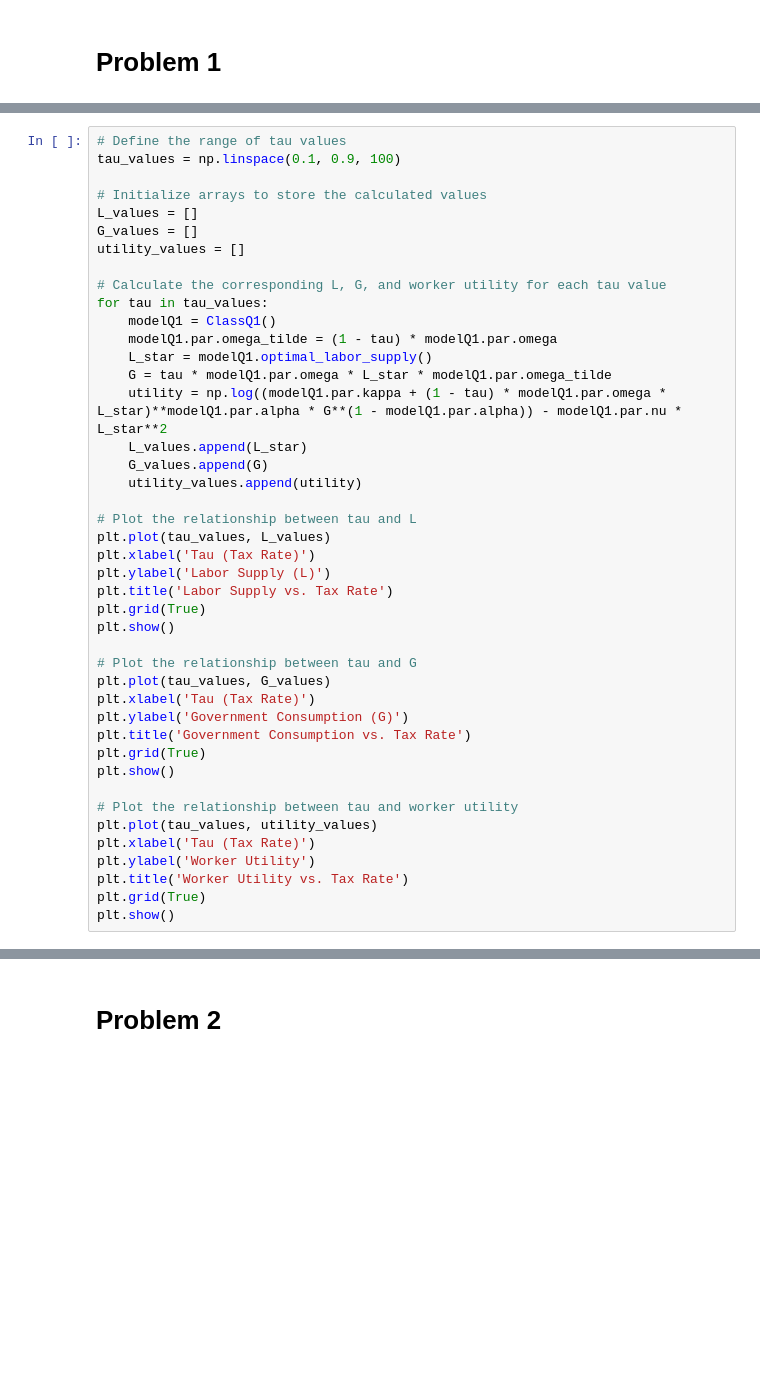
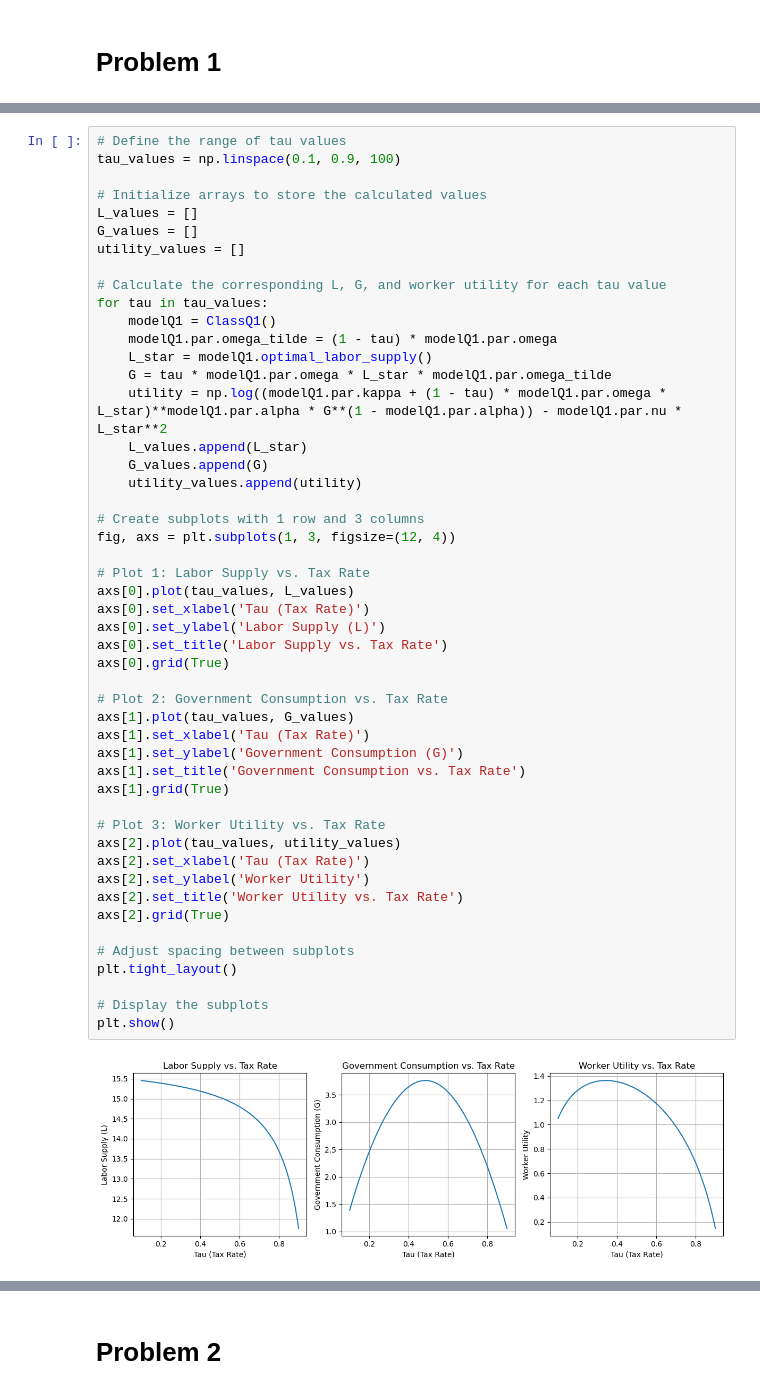
Before and after one commit to NumEconCopenhagen/projects-2023-jakki, a Jupyter notebook: exam/examproject.ipynb, the cells around one changed output, grey strips where cells are left out. Cells and saved outputs as stored; diff of their text form; blank space fills up the shorter version.

```diff
--- a/exam/examproject.ipynb
+++ b/exam/examproject.ipynb
@@ -91,43 +107,51 @@ Explain code
 # %%
 # Define the range of tau values
 tau_values = np.linspace(0.1, 0.9, 100)
 
 # Initialize arrays to store the calculated values
 L_values = []
 G_values = []
 utility_values = []
 
 # Calculate the corresponding L, G, and worker utility for each tau value
 for tau in tau_values:
     modelQ1 = ClassQ1()
     modelQ1.par.omega_tilde = (1 - tau) * modelQ1.par.omega
     L_star = modelQ1.optimal_labor_supply()
     G = tau * modelQ1.par.omega * L_star * modelQ1.par.omega_tilde
     utility = np.log((modelQ1.par.kappa + (1 - tau) * modelQ1.par.omega * L_star)**modelQ1.par.alpha * G**(1 - modelQ1.par.alpha)) - modelQ1.par.nu * L_star**2
     L_values.append(L_star)
     G_values.append(G)
     utility_values.append(utility)
 
-# Plot the relationship between tau and L
-plt.plot(tau_values, L_values)
-plt.xlabel('Tau (Tax Rate)')
-plt.ylabel('Labor Supply (L)')
-plt.title('Labor Supply vs. Tax Rate')
-plt.grid(True)
+# Create subplots with 1 row and 3 columns
+fig, axs = plt.subplots(1, 3, figsize=(12, 4))
+
+# Plot 1: Labor Supply vs. Tax Rate
+axs[0].plot(tau_values, L_values)
+axs[0].set_xlabel('Tau (Tax Rate)')
+axs[0].set_ylabel('Labor Supply (L)')
+axs[0].set_title('Labor Supply vs. Tax Rate')
+axs[0].grid(True)
+
+# Plot 2: Government Consumption vs. Tax Rate
+axs[1].plot(tau_values, G_values)
+axs[1].set_xlabel('Tau (Tax Rate)')
+axs[1].set_ylabel('Government Consumption (G)')
+axs[1].set_title('Government Consumption vs. Tax Rate')
+axs[1].grid(True)
+
+# Plot 3: Worker Utility vs. Tax Rate
+axs[2].plot(tau_values, utility_values)
+axs[2].set_xlabel('Tau (Tax Rate)')
+axs[2].set_ylabel('Worker Utility')
+axs[2].set_title('Worker Utility vs. Tax Rate')
+axs[2].grid(True)
+
+# Adjust spacing between subplots
+plt.tight_layout()
+
+# Display the subplots
 plt.show()
-
-# Plot the relationship between tau and G
-plt.plot(tau_values, G_values)
-plt.xlabel('Tau (Tax Rate)')
-plt.ylabel('Government Consumption (G)')
-plt.title('Government Consumption vs. Tax Rate')
-plt.grid(True)
-plt.show()
-
-# Plot the relationship between tau and worker utility
-plt.plot(tau_values, utility_values)
-plt.xlabel('Tau (Tax Rate)')
-plt.ylabel('Worker Utility')
-plt.title('Worker Utility vs. Tax Rate')
-plt.grid(True)
-plt.show()
+# %% [output]
+[figure, added]
```
Also changed, not shown: parts of 16 cells of this notebook.
